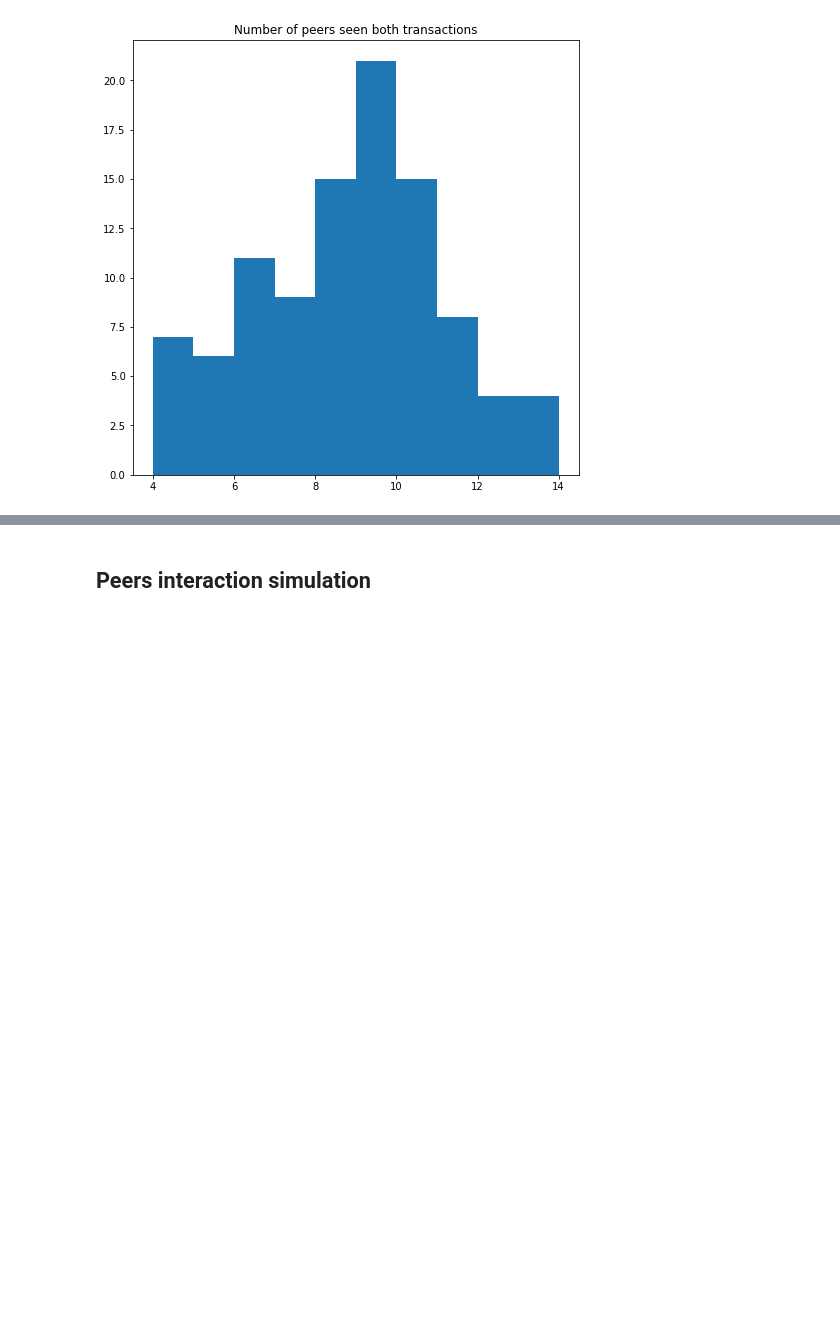
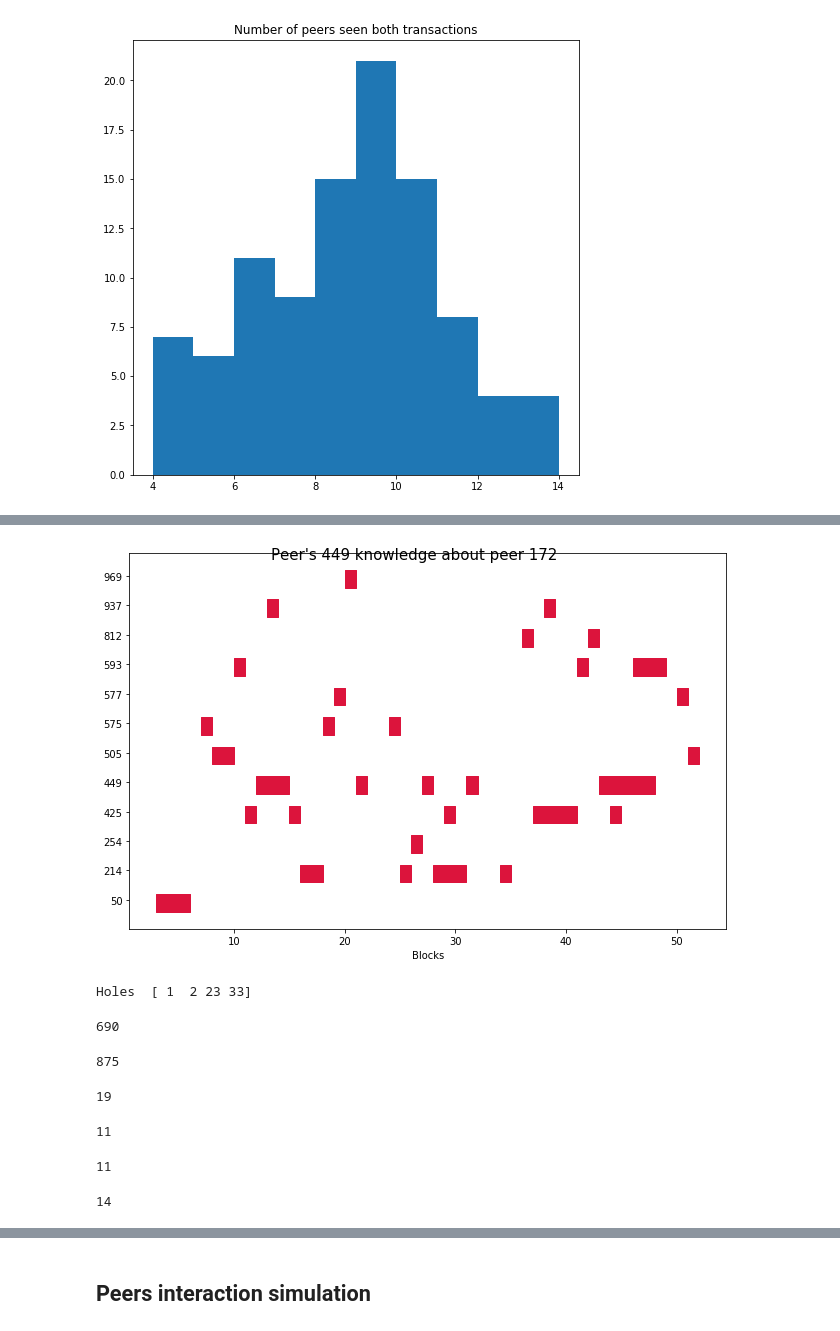
Before and after one commit to grimadas/accountability_experiments, a Jupyter notebook: NoodlesExperiments.ipynb, the cells around one changed output, grey strips where cells are left out. Drawn from its saved outputs; the diff is of its cells as text; code cells hidden in the pictures; blank space fills up the shorter version.

```diff
--- a/NoodlesExperiments.ipynb
+++ b/NoodlesExperiments.ipynb
@@ -485,0 +763,18 @@ plt.show()
+# %%
+# Analyse the world from the perspective of peer wv
+wv_peer  = 449
+# The peer who needs to be analysed
+target_peer = 172
+# Validation window
+window = 1
+
+peer_knows_peer = create_world_knowledge(wv_peer, tx_store, inverted_seen)
+inp = create_inp(peer_knows_peer, target_peer, window)
+if inp is None:
+    print("Peer is not known")
+else:
+    show_peer_dna(inp[0])
+    print("Holes ", inp[1])
+# %% [output]
+[figure, added]
+Holes  [ 1  2 23 33]
@@ -485,0 +785,20 @@ plt.show()
+# %%
+G1.number_of_nodes()
+# %% [output]
+690
+# %%
+G1.number_of_edges()
+# %% [output]
+875
+# %%
+len(set(G[61]))
+# %% [output]
+19
+# %%
+len(set(G1[61]))
+# %% [output]
+11
+# %%
+len(G1[61])
+# %% [output]
+11
@@ -485,0 +807,4 @@ plt.show()
+# %%
+len(set(G2[61]))
+# %% [output]
+14
```
Also changed, not shown: parts of 20 cells of this notebook.
